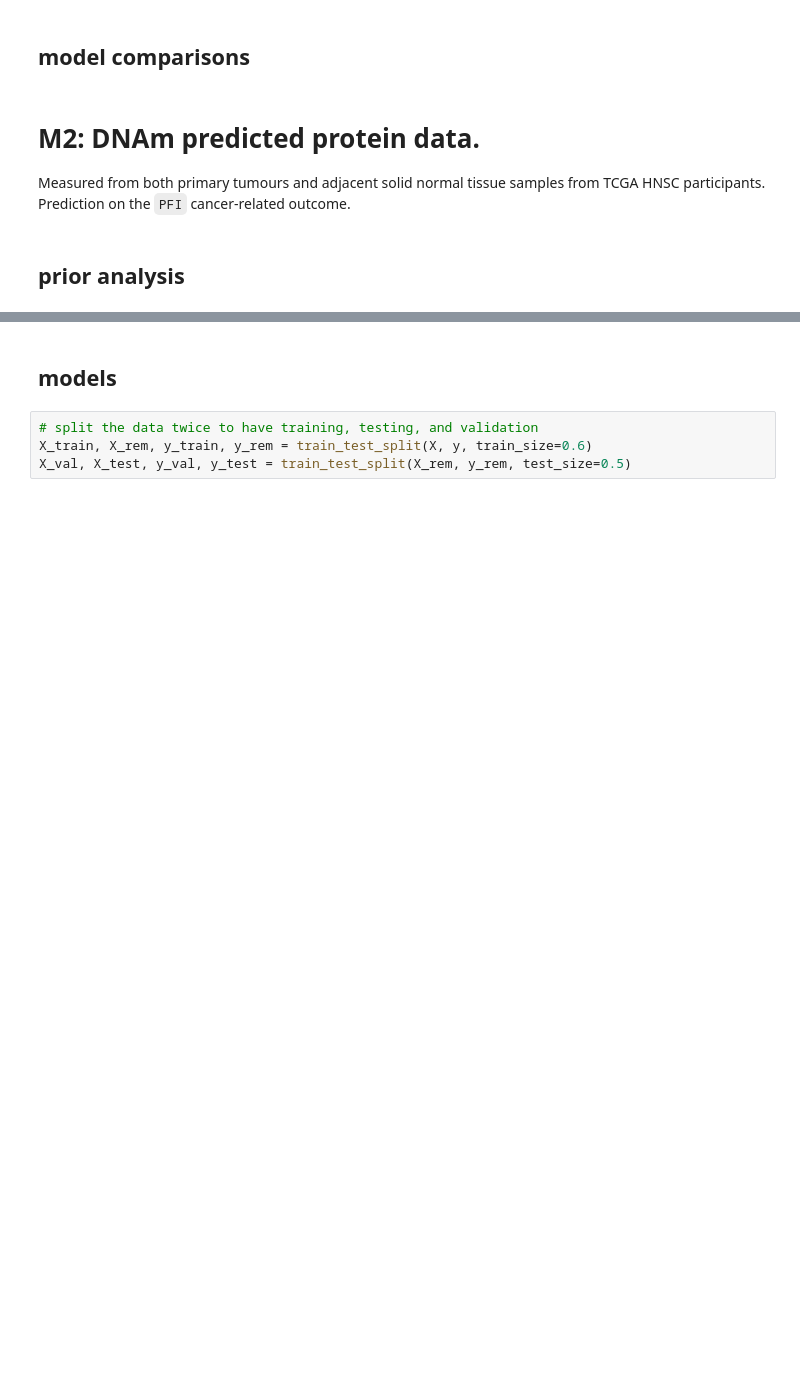
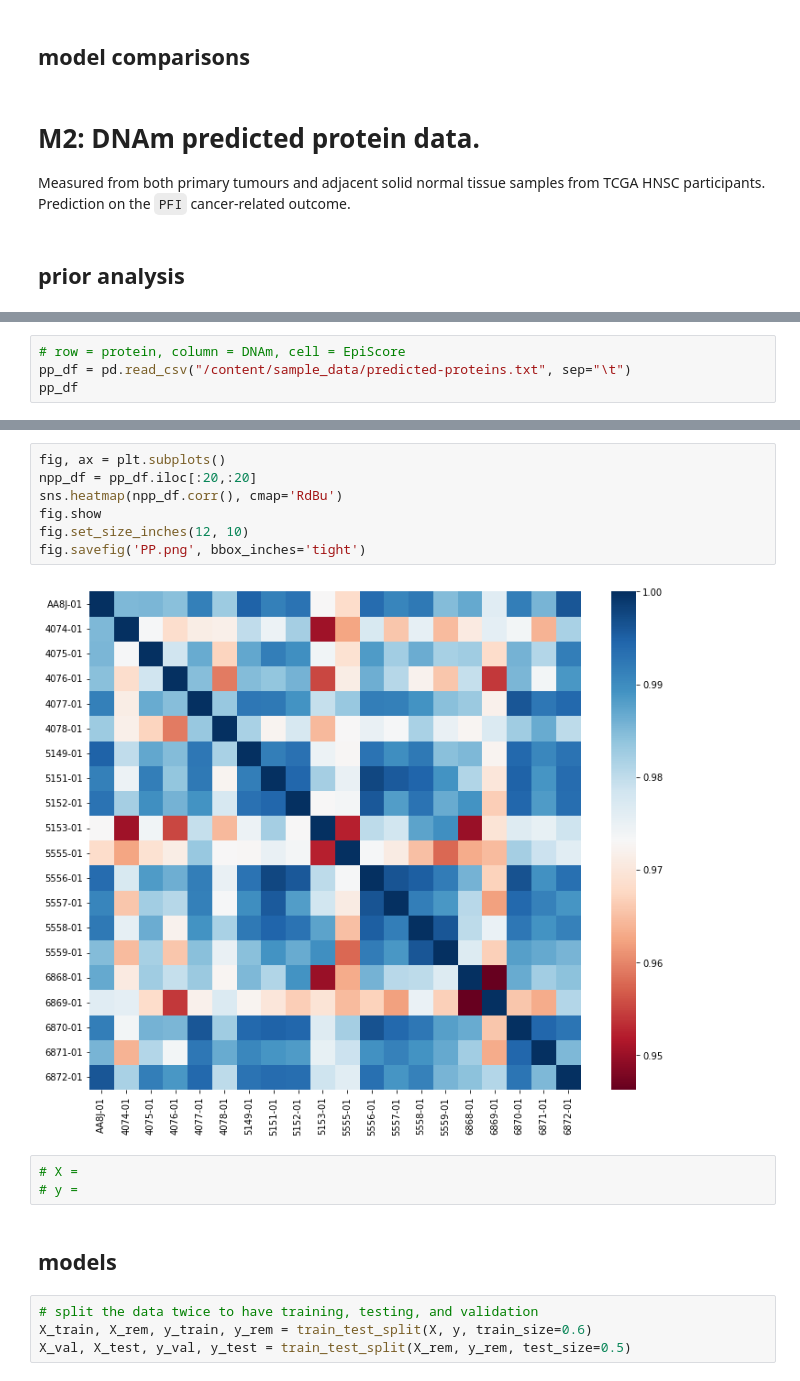
Before and after one commit to i-wallwork/Major-Project, a Jupyter notebook: Major-Project.ipynb, the cells around one changed output, grey strips where cells are left out. Drawn from its saved outputs; the diff is of its cells as text; blank space fills up the shorter version.

Commit message:
Looking at predicted protein data.

```diff
--- a/Major-Project.ipynb
+++ b/Major-Project.ipynb
@@ -402,0 +361,4 @@ Name: pfi, Length: 212, dtype: int64>
+# %%
+# row = protein, column = DNAm, cell = EpiScore
+pp_df = pd.read_csv("/content/sample_data/predicted-proteins.txt", sep="\t")
+pp_df
@@ -403,3 +379,15 @@ Name: pfi, Length: 212, dtype: int64>
+# %%
+fig, ax = plt.subplots()
+npp_df = pp_df.iloc[:20,:20]
+sns.heatmap(npp_df.corr(), cmap='RdBu')
+fig.show
+fig.set_size_inches(12, 10)
+fig.savefig('PP.png', bbox_inches='tight')
+# %% [output]
+[figure, added]
+# %%
+# X =
+# y =
 # %% [markdown]
 ## models
 # %%
```
Also changed, not shown: parts of 11 cells of this notebook.
